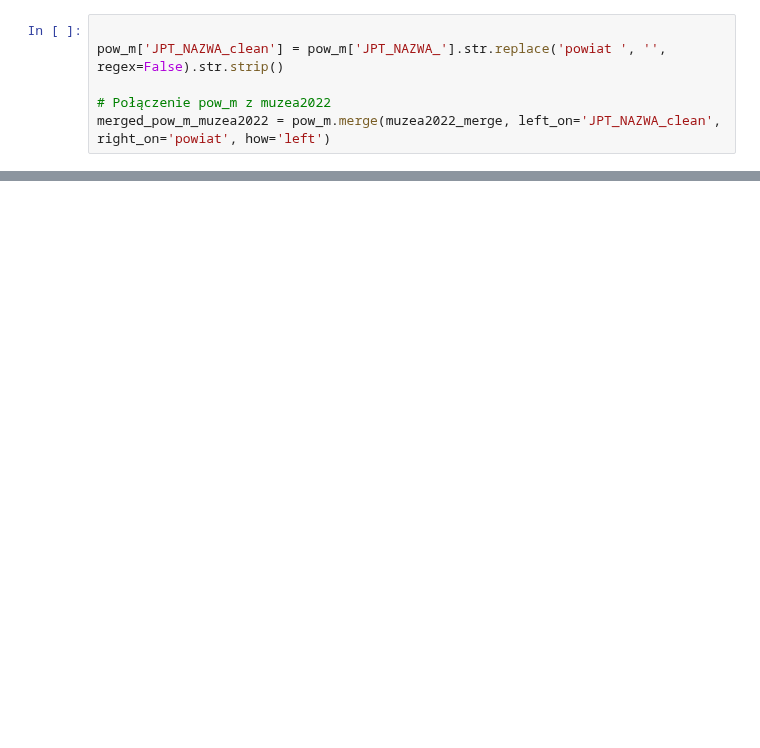
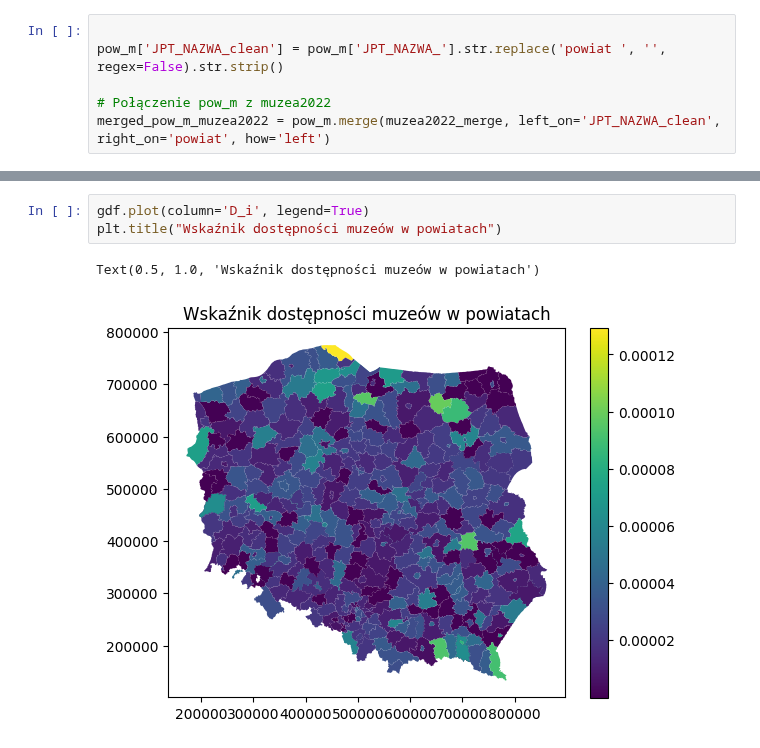
Before and after one commit to Psylo1226/Spatial-econometrics, a Jupyter notebook: Projekt_5/Projekt_5.ipynb, the cells around one changed output, grey strips where cells are left out. Drawn from its saved outputs; the diff is of its cells as text; blank space fills up the shorter version.

```diff
--- a/Projekt_5/Projekt_5.ipynb
+++ b/Projekt_5/Projekt_5.ipynb
@@ -153,0 +268,6 @@ plt.show()
+# %%
+gdf.plot(column='D_i', legend=True)
+plt.title("Wskaźnik dostępności muzeów w powiatach")
+# %% [output]
+Text(0.5, 1.0, 'Wskaźnik dostępności muzeów w powiatach')
+[figure, added]
```
Also changed, not shown: parts of 33 cells of this notebook.
